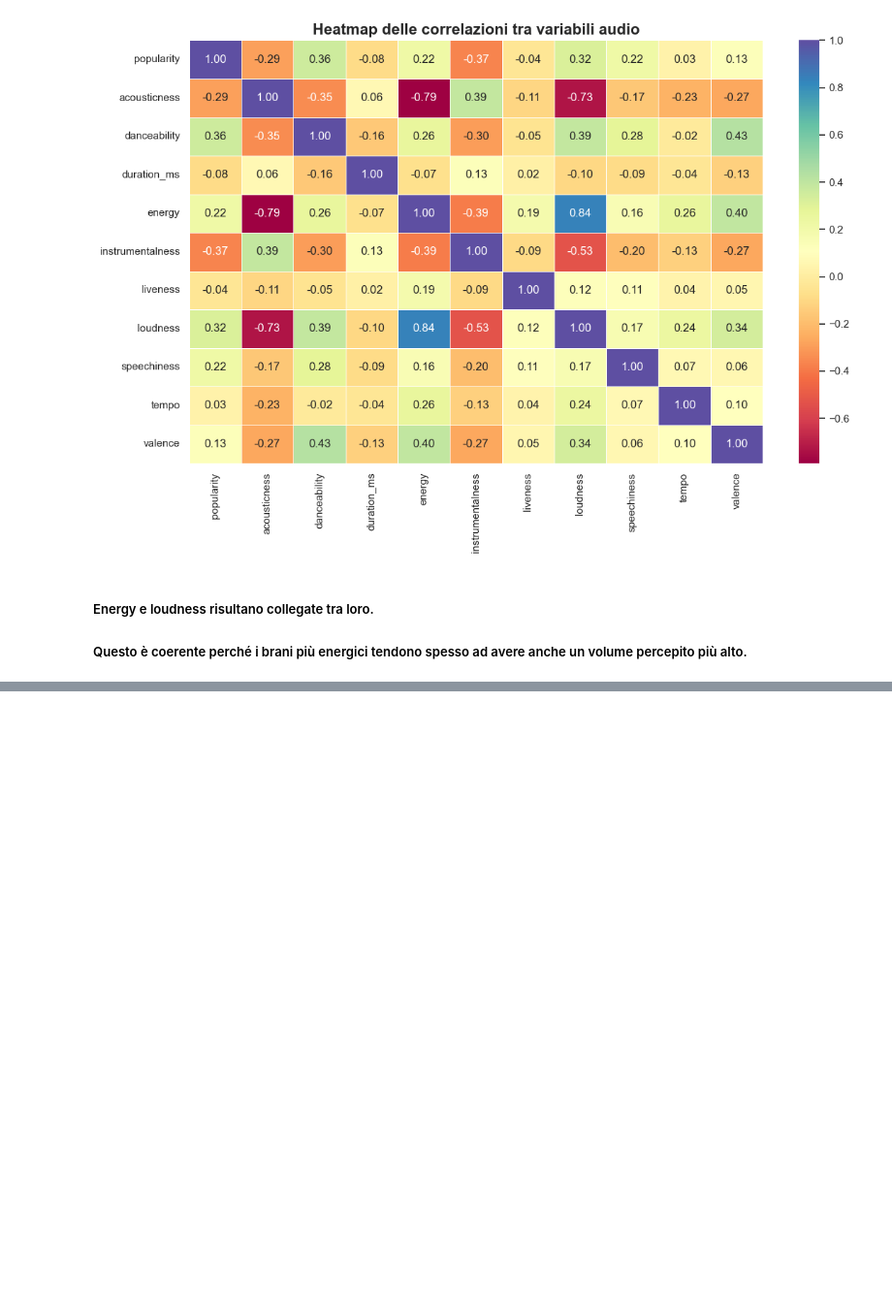
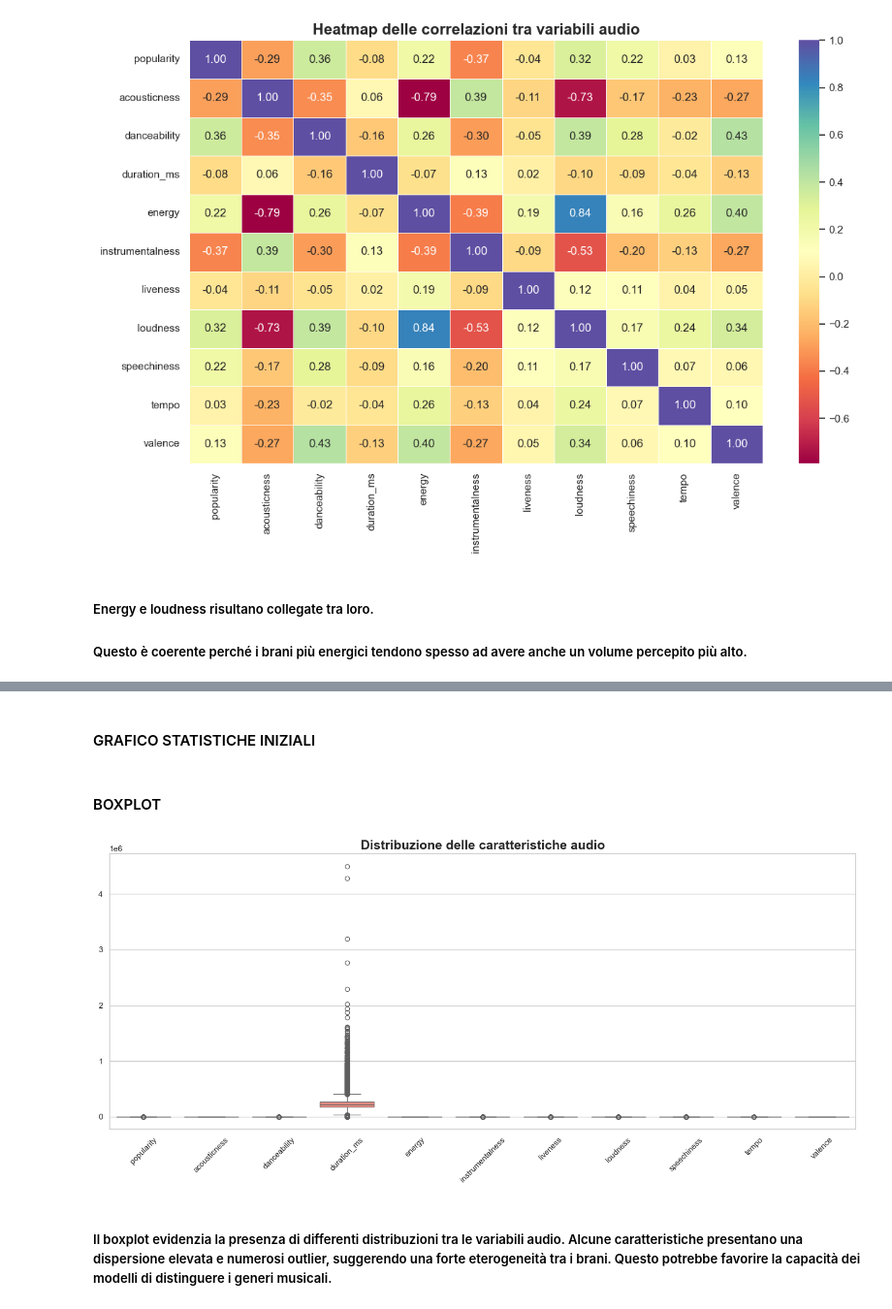
Before and after one commit to lunazenon/ClassificazioneGeneriMusicali, a Jupyter notebook: classificazione_generi_musicali.ipynb, the cells around one changed output, grey strips where cells are left out. Shown at 97% size. Drawn from its saved outputs; the diff is of its cells as text; code cells hidden in the pictures; blank space fills up the shorter version.

Commit message:
statistiche + grafici

```diff
--- a/classificazione_generi_musicali.ipynb
+++ b/classificazione_generi_musicali.ipynb
@@ -333,0 +334,25 @@ plt.show()
+# %% [markdown]
+#### GRAFICO STATISTICHE INIZIALI
+# %% [markdown]
+#### BOXPLOT
+# %%
+plt.figure(figsize=(15,7))
+
+sns.boxplot(
+    data=df[colonne_numeriche],
+    palette="Set3"
+)
+
+plt.title(
+    "Distribuzione delle caratteristiche audio",
+    fontsize=18,
+    fontweight="bold"
+)
+
+plt.xticks(rotation=45)
+plt.tight_layout()
+plt.show()
+# %% [output]
+[figure, added]
+# %% [markdown]
+##### Il boxplot evidenzia la presenza di differenti distribuzioni tra le variabili audio. Alcune caratteristiche presentano una dispersione elevata e numerosi outlier, suggerendo una forte eterogeneità tra i brani. Questo potrebbe favorire la capacità dei modelli di distinguere i generi musicali.
```
Also changed, not shown: parts of 4 cells of this notebook.
